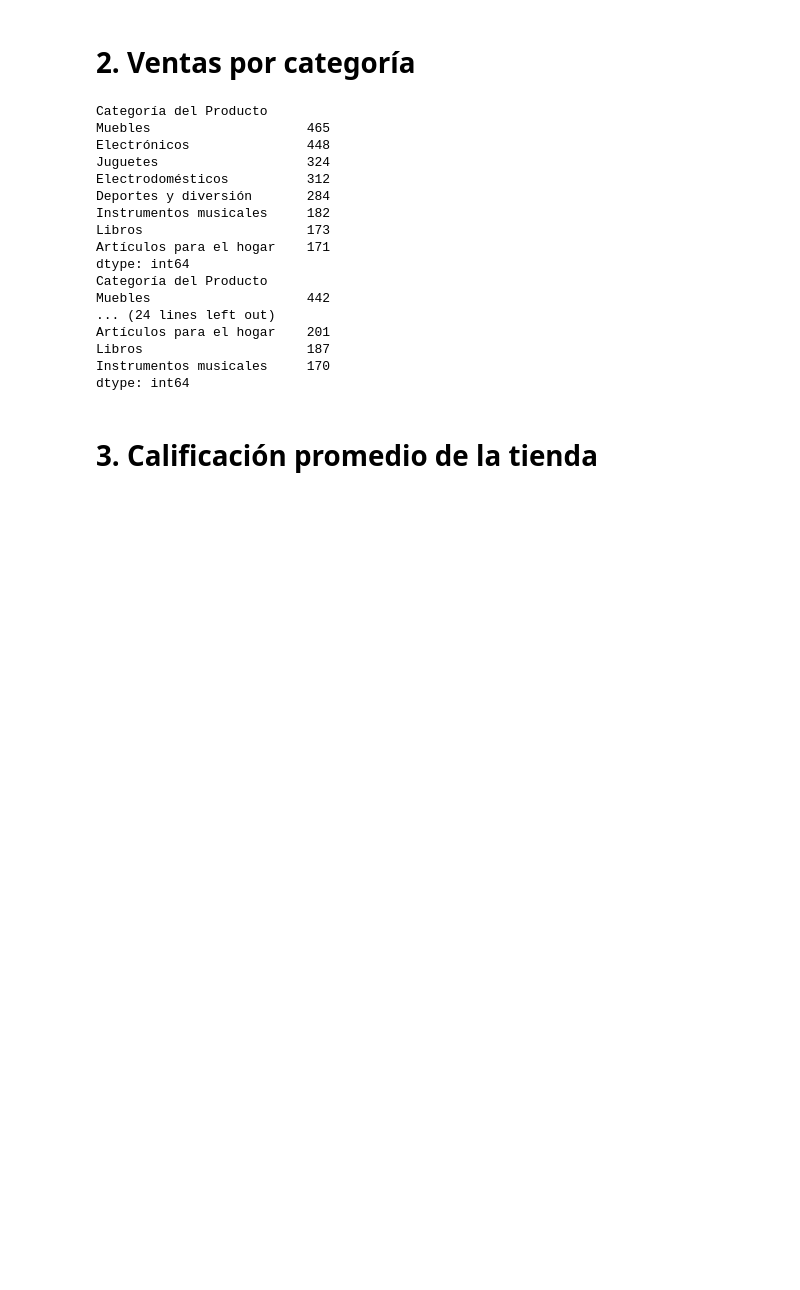
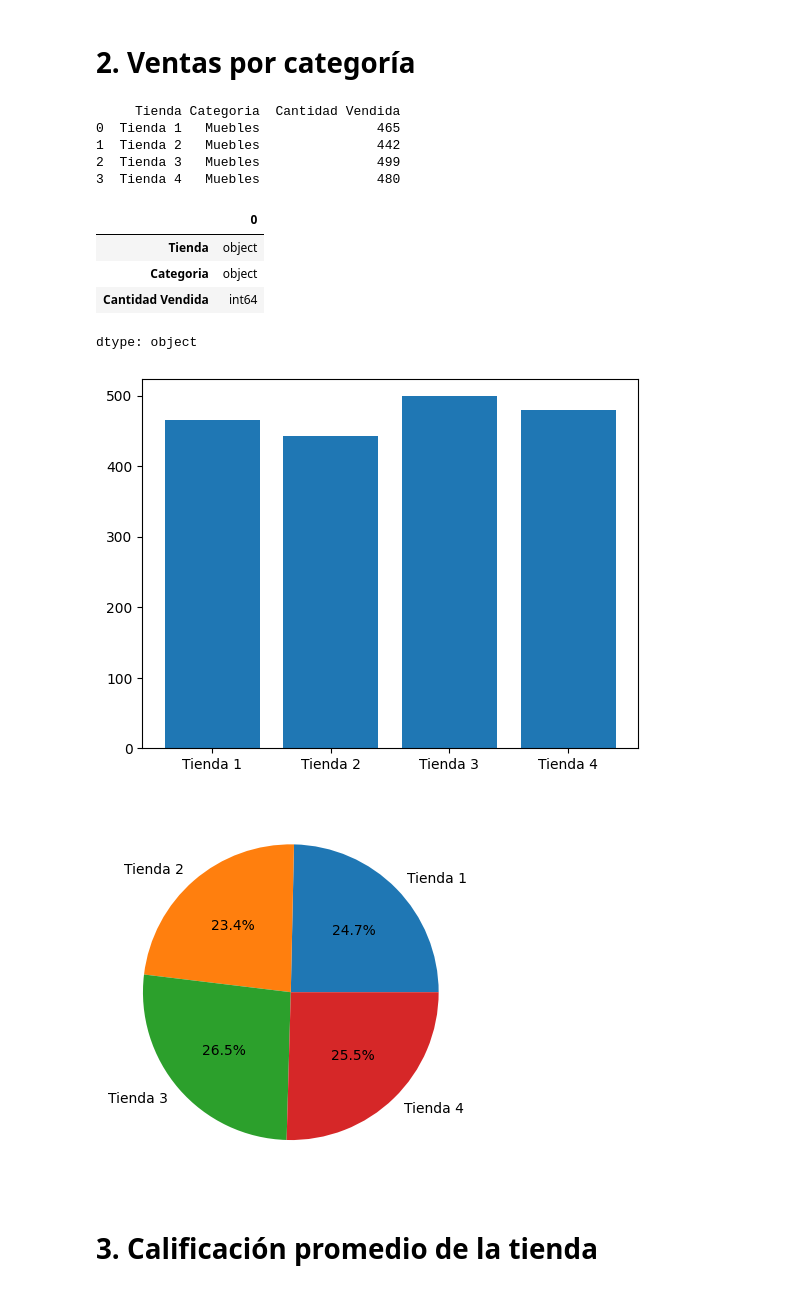
Before and after one commit to jalonzoh/Challenge-de-Modelado-de-datos, a Jupyter notebook: AluraStoreLatam.ipynb, the cells around one changed output. Cells and saved outputs as stored; diff of their text form; code cells hidden in the pictures; blank space fills up the shorter version.

```diff
--- a/AluraStoreLatam.ipynb
+++ b/AluraStoreLatam.ipynb
@@ -73,34 +73,61 @@ plt.close('all')
 # %% [markdown]
 # 2. Ventas por categoría
 # %%
-df_group_tienda = df_tienda.groupby('Categoría del Producto').size().sort_values(ascending=False)
-df_group_tienda2 = df_tienda2.groupby('Categoría del Producto').size().sort_values(ascending=False)
-df_group_tienda3 = df_tienda3.groupby('Categoría del Producto').size().sort_values(ascending=False)
-df_group_tienda4 = df_tienda4.groupby('Categoría del Producto').size().sort_values(ascending=False)
+df_group_tienda = df_tienda.groupby('Categoría del Producto').size().sort_values(ascending=False).head(1)
+df_group_tienda2 = df_tienda2.groupby('Categoría del Producto').size().sort_values(ascending=False).head(1)
+df_group_tienda3 = df_tienda3.groupby('Categoría del Producto').size().sort_values(ascending=False).head(1)
+df_group_tienda4 = df_tienda4.groupby('Categoría del Producto').size().sort_values(ascending=False).head(1)
 
+Ventas_Categoria = {
+                'Tienda':['Tienda 1',
+                'Tienda 2',
+                'Tienda 3',
+                'Tienda 4'],
+                'Categoria':['Muebles',
+                'Muebles',
+                'Muebles',
+                'Muebles'],
+                'Cantidad Vendida':[df_group_tienda.Muebles,
+                df_group_tienda2.Muebles,
+                df_group_tienda3.Muebles,
+                df_group_tienda4.Muebles]}
 
-print(df_group_tienda)
-print(df_group_tienda2)
-print(df_group_tienda3)
-print(df_group_tienda4)
+df_ventas_categoria=pd.DataFrame(Ventas_Categoria)
+print(df_ventas_categoria)
+df_ventas_categoria.dtypes
+
+#print(df_group_tienda)
+#print(df_group_tienda2)
+#print(df_group_tienda3)
+#print(df_group_tienda4)
 # %% [output]
-Categoría del Producto
-Muebles                    465
-Electrónicos               448
-Juguetes                   324
-Electrodomésticos          312
-Deportes y diversión       284
-Instrumentos musicales     182
-Libros                     173
-Artículos para el hogar    171
-dtype: int64
-Categoría del Producto
-Muebles                    442
-... (24 lines left out)
-Artículos para el hogar    201
-Libros                     187
-Instrumentos musicales     170
-dtype: int64
+     Tienda Categoria  Cantidad Vendida
+0  Tienda 1   Muebles               465
+1  Tienda 2   Muebles               442
+2  Tienda 3   Muebles               499
+3  Tienda 4   Muebles               480
+|  | 0 |
+| Tienda | object |
+| Categoria | object |
+| Cantidad Vendida | int64 |
+dtype: object
+# %%
+import matplotlib.pyplot as plt
+
+x_values = df_ventas_categoria['Tienda'].unique()
+y_values = df_ventas_categoria['Cantidad Vendida']
+plt.bar(x_values, y_values)
+plt.show()
+plt.close('all')
+
+plt.pie(df_ventas_categoria['Cantidad Vendida'], labels=df_ventas_categoria['Tienda'],autopct='%1.1f%%')
+plt.show()
+plt.close('all')
+
+#plt( kind='pie', y='Cantidad Vendida', autopct='%1.0f%%')
+# %% [output]
+[figure, added]
+[figure, added]
 # %% [markdown]
 # 3. Calificación promedio de la tienda
 # %%
```
Also changed, not shown: parts of 2 cells of this notebook.
